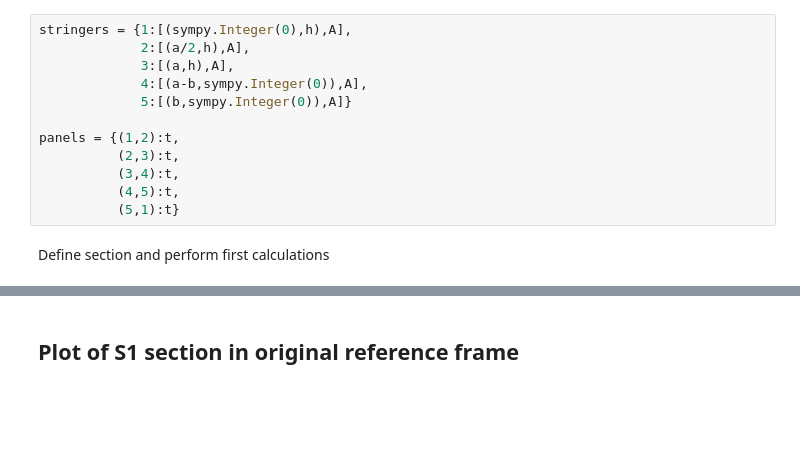
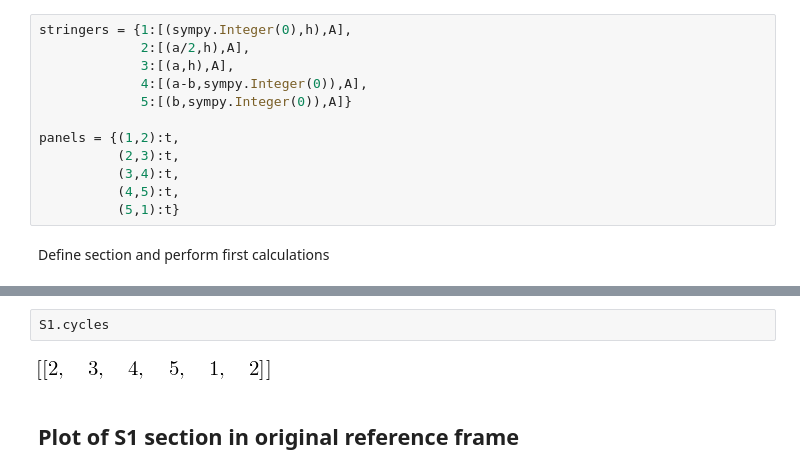
Before and after one commit to Ccaccia73/semimonocoque, a Jupyter notebook: SemiMonoCoque.ipynb, the cells around one changed output, grey strips where cells are left out. Cells and saved outputs as stored; diff of their text form; blank space fills up the shorter version.

```diff
--- a/SemiMonoCoque.ipynb
+++ b/SemiMonoCoque.ipynb
@@ -61,3 +66,7 @@ S1 = Section(stringers, panels)
+# %%
+S1.cycles
+# %% [output]
+[figure, added]
 # %% [markdown]
 ## Plot of **S1** section in original reference frame
 # %% [markdown]
```
Also changed, not shown: parts of 70 cells of this notebook, 1 other file.
